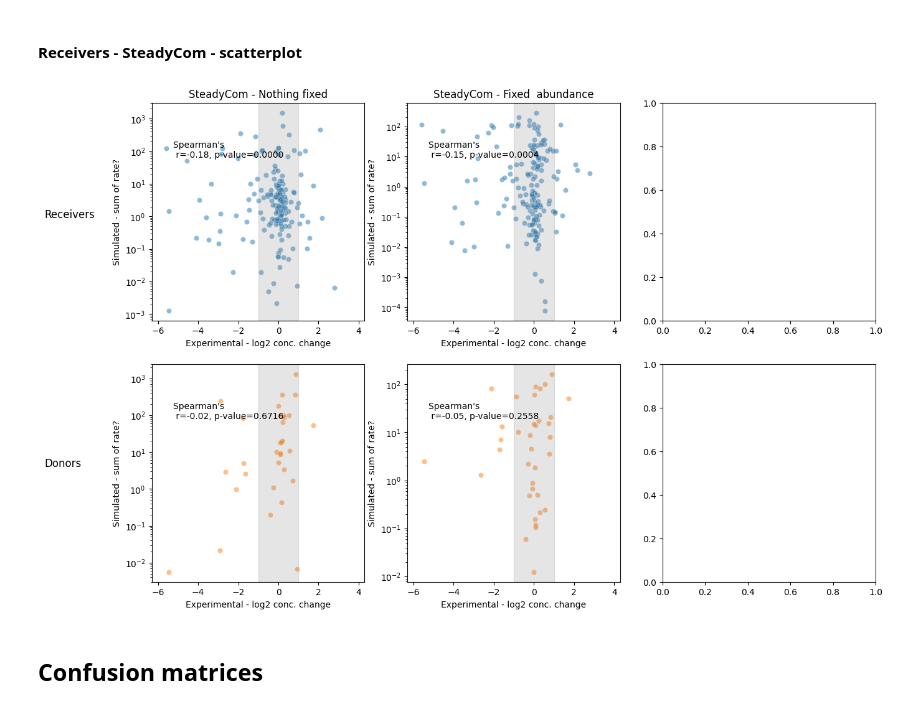
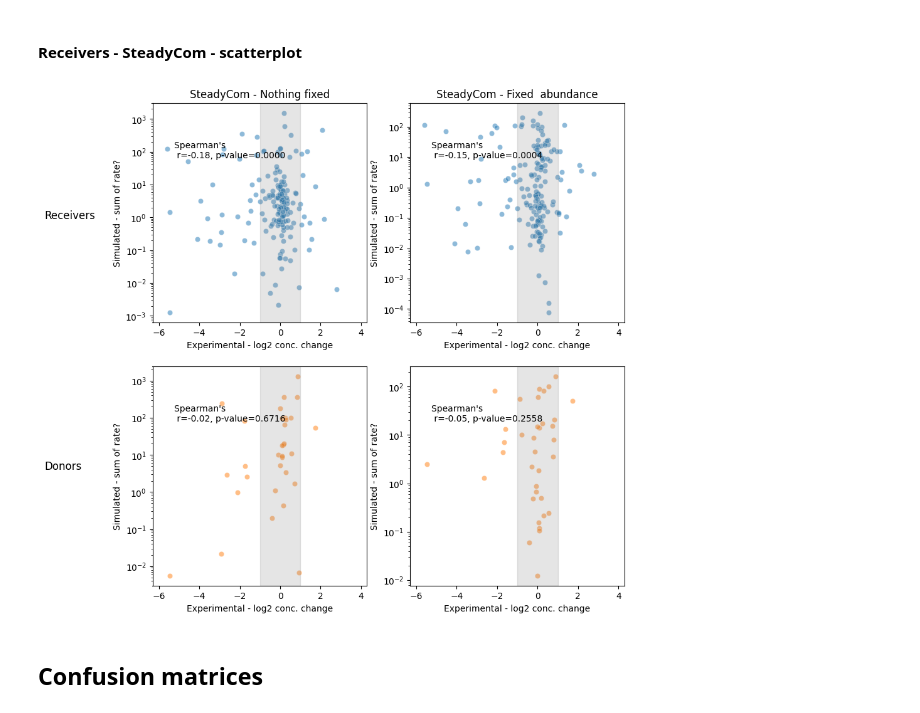
Before and after one commit to IdunBurgos/SteadierCom-Case-Studies, a Jupyter notebook: notebooks/Step 6.1.1. Comparing tools with exp - Venturelli member-metabolite interaction.ipynb, the cells around one changed output. Cells and saved outputs as stored; diff of their text form; code cells hidden in the pictures.

```diff
--- a/notebooks/Step 6.1.1. Venturelli member-metabolite interaction.ipynb
+++ b/notebooks/Step 6.1.1. Comparing tools with exp - Venturelli member-metabolite interaction.ipynb
@@ -245,17 +245,19 @@ fig,axs = plot_scatter_plots(simulation_dict,
 # %%
 
 simulation_method="steadycom"
 receiver_or_donor="receiver"
 agg_method ="sum"
 metric = "rate?"
 
 fig,axs = plot_scatter_plots(simulation_dict,
                    simulation_method=simulation_method,
                    receiver_or_donor=receiver_or_donor,
                    agg_method=agg_method,
                    metric=metric)
+axs[0][-1].set_axis_off()
+axs[1][-1].set_axis_off()
 # %% [output]
-[figure, old version]
+[figure, new version]
 # %% [markdown]
 ## Confusion matrices
 # %% [markdown]
```
Also changed, not shown: parts of 5 cells of this notebook.
